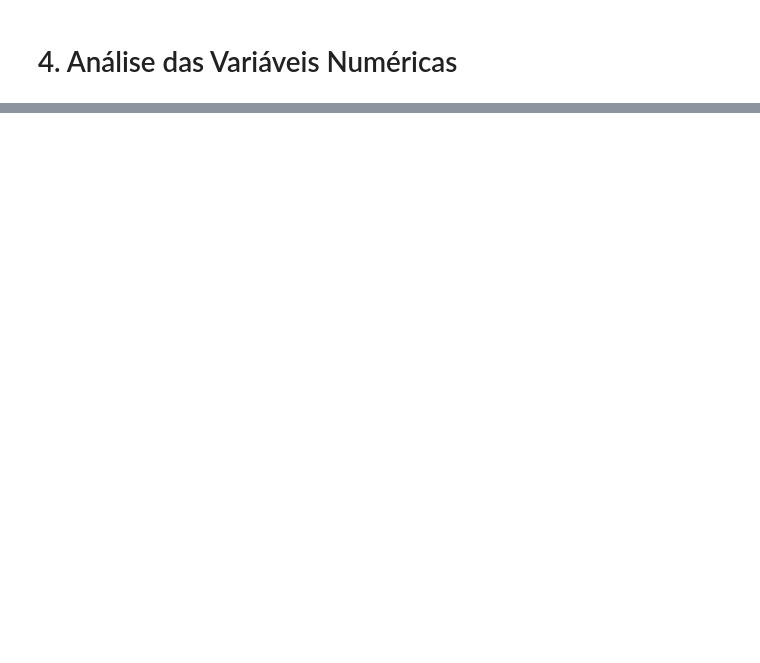
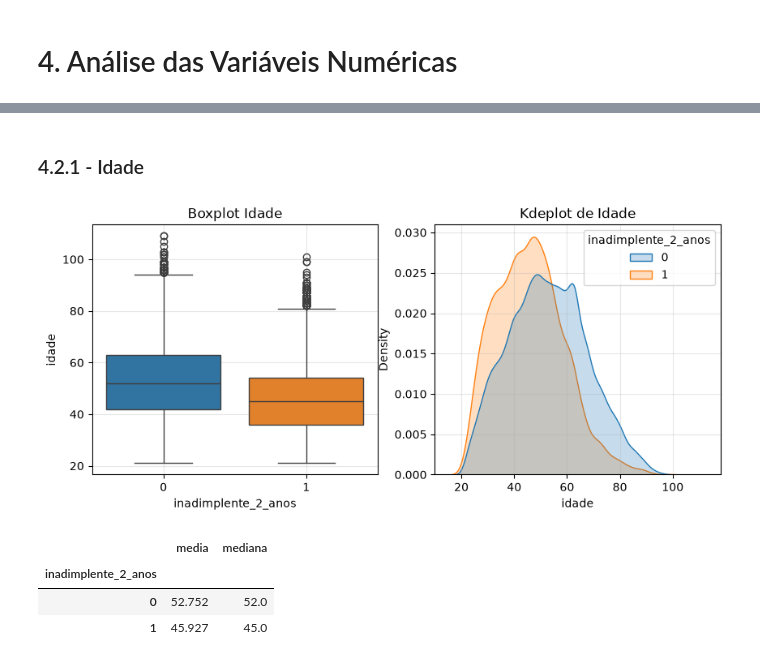
Before and after one commit to RenanTrevelim/credit-risk-modeling, a Jupyter notebook: notebooks/02_analise_exploratoria.ipynb, the cells around one changed output, grey strips where cells are left out. Drawn from its saved outputs; the diff is of its cells as text; code cells hidden in the pictures; blank space fills up the shorter version.

```diff
--- a/notebooks/02_analise_exploratoria.ipynb
+++ b/notebooks/02_analise_exploratoria.ipynb
@@ -100,0 +236,23 @@ plt.show()
+# %% [markdown]
+### 4.2.1 - Idade
+# %%
+fig, axes = plt.subplots(1, 2, figsize=(10, 4))
+
+sns.boxplot(data=dados, x="inadimplente_2_anos", y="idade", hue="inadimplente_2_anos", ax=axes[0], legend=False)
+axes[0].set_title("Boxplot Idade")
+axes[0].grid(alpha=0.3)
+
+sns.kdeplot(data=dados, x="idade", hue="inadimplente_2_anos", fill=True, common_norm=False, ax=axes[1])
+axes[1].set_title("Kdeplot de Idade")
+axes[1].grid(alpha=0.3)
+
+plt.show()
+# %% [output]
+[figure, added]
+# %%
+dados.groupby("inadimplente_2_anos")["idade"].agg(media="mean", mediana="median").round(3)
+# %% [output]
+|  | media | mediana |
+| inadimplente_2_anos |  |  |
+| 0 | 52.752 | 52.0 |
+| 1 | 45.927 | 45.0 |
```
Also changed, not shown: parts of 35 cells of this notebook.
